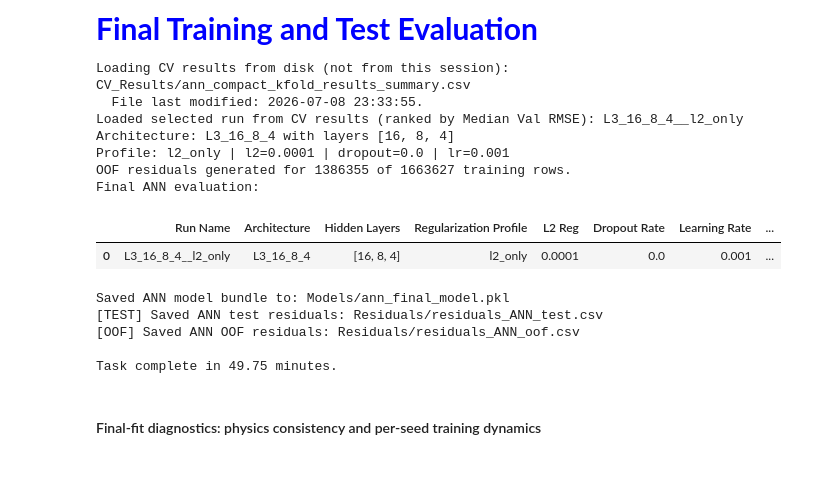
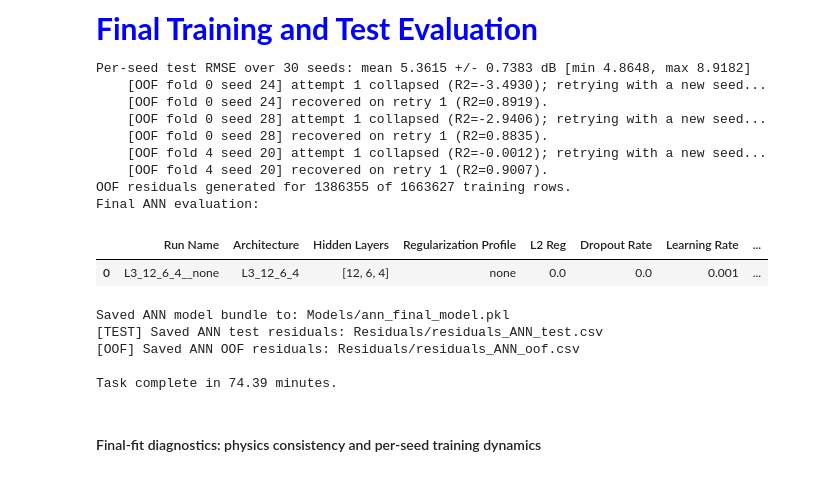
Before and after one commit to nahshonmokua/LoRaWAN-IndoorPathLossModeling-ML, a Jupyter notebook: 08_ANN.ipynb, the cells around one changed output. Cells and saved outputs as stored; diff of their text form; code cells hidden in the pictures.

Commit message:
Stabilize ANN model selection

```diff
--- a/08_ANN.ipynb
+++ b/08_ANN.ipynb
@@ -437,7 +443,7 @@ def evaluate_config(arch, profile, run_num, n_runs):
         X_train_fold = scaler_fold.fit_transform(X_train_fold_raw)
         X_val_fold = scaler_fold.transform(X_val_fold_raw)
 
-        model_cv, val_pred, r2_cv, collapsed, attempts = fit_ann_with_retry(
+        model_cv, val_pred, r2_cv, collapsed, attempts, _ = fit_ann_with_retry(
             layer_units=arch["units"],
             l2_reg=profile["l2_reg"],
             dropout_rate=profile["dropout_rate"],
@@ -700,7 +964,10 @@ required_best_vars = [
     "best_learning_rate",
 ]
 
-if not all(name in locals() for name in required_best_vars):
+# globals(), not locals(): inside a generator expression locals() is the
+# genexp's own frame, so the original check was always False and this
+# fallback fired even when the selection cells had just run.
+if not all(name in globals() for name in required_best_vars):
     legacy_cv_result_paths = [
         os.path.join("ANN", "Results", "kfold_results_summary.csv"),
         os.path.join("Results", "kfold_results_summary.csv"),
@@ -725,8 +992,22 @@ if not all(name in locals() for name in required_best_vars):
                 f"No ANN CV results found. Run the CV cell or provide {CV_RESULTS_PATH}."
             )
 
-    rank_col = "Median Val RMSE" if "Median Val RMSE" in kfold_results_df_sorted.columns else "Mean Val RMSE"
-    kfold_results_df_sorted = kfold_results_df_sorted.sort_values(by=rank_col, ascending=True)
+    # Prefer the stage-B multi-seed selection; otherwise fall back to the
+    # stage-A screen ranked by MEAN fold RMSE. Never the median -- on 5 folds
+    # of unequal difficulty the median is one fold's number, not a centre.
+    # Stage C writes its tied set already ordered by the selection rule,
+    # so row 0 of that file is the selected configuration.
+    _tied_path = os.path.join(CV_RESULTS_DIR, "ann_tied_selection.csv")
+    _selection_path = os.path.join(CV_RESULTS_DIR, "ann_multiseed_selection.csv")
+    if os.path.exists(_tied_path):
+        rank_col = "stage-C parsimony rule"
+        kfold_results_df_sorted = pd.read_csv(_tied_path)
+    elif os.path.exists(_selection_path):
+        rank_col = "Mean Val RMSE (multi-seed)"
+        kfold_results_df_sorted = pd.read_csv(_selection_path).sort_values(by=rank_col, ascending=True)
+    else:
+        rank_col = "Mean Val RMSE"
+        kfold_results_df_sorted = kfold_results_df_sorted.sort_values(by=rank_col, ascending=True)
     best_row = kfold_results_df_sorted.iloc[0]
 
     best_run_name = best_row.get("Run Name", best_row["Architecture"])
@@ -746,7 +1027,10 @@ if not all(name in locals() for name in required_best_vars):
 # refits that one configuration under N_SEEDS different seeds and averages
 # predictions across the seeds that didn't collapse, since a single ANN fit's
 # test metrics can otherwise swing with initialization noise alone.
-N_SEEDS = 4
+# 30, not 4: the reported test figure is a seed ensemble, and at 4 seeds it
+# was reproducible only to ~0.25 dB. 30 brings that to ~0.08 dB and lets the
+# across-seed SD below be a real statistic rather than a 4-sample guess.
+N_SEEDS = 30
 SEED_STRIDE = 10_000  # spaces seeds far enough apart that no seed's own retry offset (base_seed + attempt*1000) can collide with another seed's or fold's base_seed
 
 
@@ -823,6 +1107,15 @@ final_seed_test_preds = [
 PL_pred_test = np.mean(final_seed_test_preds, axis=0)
 resid_test = PL_test_all - PL_pred_test
 
+# Per-seed spread of the held-out metric: the ensemble value alone hides how
+# much a single training run moves, which is the scale any architecture
+# comparison has to clear.
+per_seed_test_rmse = [float(np.sqrt(mean_squared_error(PL_test_all, p)))
+                      for p in final_seed_test_preds]
+print(f"Per-seed test RMSE over {len(per_seed_test_rmse)} seeds: "
+      f"mean {np.mean(per_seed_test_rmse):.4f} +/- {np.std(per_seed_test_rmse, ddof=1):.4f} dB "
+      f"[min {np.min(per_seed_test_rmse):.4f}, max {np.max(per_seed_test_rmse):.4f}]")
+
 final_test_rmse = np.sqrt(mean_squared_error(PL_test_all, PL_pred_test))
 final_test_mse = float(final_test_rmse ** 2)
 final_test_mae = float(np.mean(np.abs(resid_test)))
@@ -891,6 +1184,10 @@ final_results_df = pd.DataFrame([
         "Test MSE": final_test_mse,
         "Test MAE": final_test_mae,
         "Test RMSE": final_test_rmse,
+        "Test RMSE (seed mean)": float(np.mean(per_seed_test_rmse)),
+        "Test RMSE (seed SD)": float(np.std(per_seed_test_rmse, ddof=1)),
+        "Test RMSE (seed min)": float(np.min(per_seed_test_rmse)),
+        "Test RMSE (seed max)": float(np.max(per_seed_test_rmse)),
         "Test R2": final_test_r2,
         "Test MAPE (%)": final_test_mape,
         "Test Median AE": final_test_median_ae,
@@ -956,44 +1253,46 @@ ann_oof_df = pd.DataFrame({
     "split":       "oof",
     "row_id":      np.arange(len(df_train), dtype=int)[mask],
     "fold":        fold_assignments.astype(int)[mask],
     "time":        df_train.get("time", pd.Series(index=df_train.index, dtype=float)).values[mask],
     "device_id":   df_train["device_id"].values[mask],
     "distance":    df_train["distance"].values[mask],
     "frequency":   df_train["frequency"].values[mask],
     "c_walls":     df_train["c_walls"].values[mask],
     "w_walls":     df_train["w_walls"].values[mask],
     "co2":         df_train["co2"].values[mask],
     "humidity":    df_train["humidity"].values[mask],
     "pm25":        df_train["pm25"].values[mask],
     "pressure":    df_train["pressure"].values[mask],
     "temperature": df_train["temperature"].values[mask],
     "snr":         df_train["snr"].values[mask],
     "PL_true":     PL_train_all[mask],
     "PL_pred":     PL_pred_oof,
     "resid_db":    resid_oof,
 })
 
 oof_residual_path = os.path.join(RESIDUALS_DIR, "residuals_ANN_oof.csv")
 ann_oof_df.to_csv(oof_residual_path, index=False)
 print(f"[OOF] Saved ANN OOF residuals: {oof_residual_path}")
 
 t3 = time.time()
 print(f"\nTask complete in {(t3 - t2) / 60:.2f} minutes.")
 # %% [output]
-Loading CV results from disk (not from this session): CV_Results/ann_compact_kfold_results_summary.csv
-  File last modified: 2026-07-08 23:33:55.
-Loaded selected run from CV results (ranked by Median Val RMSE): L3_16_8_4__l2_only
-Architecture: L3_16_8_4 with layers [16, 8, 4]
-Profile: l2_only | l2=0.0001 | dropout=0.0 | lr=0.001
+Per-seed test RMSE over 30 seeds: mean 5.3615 +/- 0.7383 dB [min 4.8648, max 8.9182]
+    [OOF fold 0 seed 24] attempt 1 collapsed (R2=-3.4930); retrying with a new seed...
+    [OOF fold 0 seed 24] recovered on retry 1 (R2=0.8919).
+    [OOF fold 0 seed 28] attempt 1 collapsed (R2=-2.9406); retrying with a new seed...
+    [OOF fold 0 seed 28] recovered on retry 1 (R2=0.8835).
+    [OOF fold 4 seed 20] attempt 1 collapsed (R2=-0.0012); retrying with a new seed...
+    [OOF fold 4 seed 20] recovered on retry 1 (R2=0.9007).
 OOF residuals generated for 1386355 of 1663627 training rows.
 Final ANN evaluation:
 |  | Run Name | Architecture | Hidden Layers | Regularization Profile | L2 Reg | Dropout Rate | Learning Rate | ... |
-| 0 | L3_16_8_4__l2_only | L3_16_8_4 | [16, 8, 4] | l2_only | 0.0001 | 0.0 | 0.001 | ... |
+| 0 | L3_12_6_4__none | L3_12_6_4 | [12, 6, 4] | none | 0.0 | 0.0 | 0.001 | ... |
 Saved ANN model bundle to: Models/ann_final_model.pkl
 [TEST] Saved ANN test residuals: Residuals/residuals_ANN_test.csv
 [OOF] Saved ANN OOF residuals: Residuals/residuals_ANN_oof.csv
 
-Task complete in 49.75 minutes.
+Task complete in 74.39 minutes.
 # %% [markdown]
 #### Final-fit diagnostics: physics consistency and per-seed training dynamics
 # %%
```
Also changed, not shown: parts of 11 cells of this notebook.
